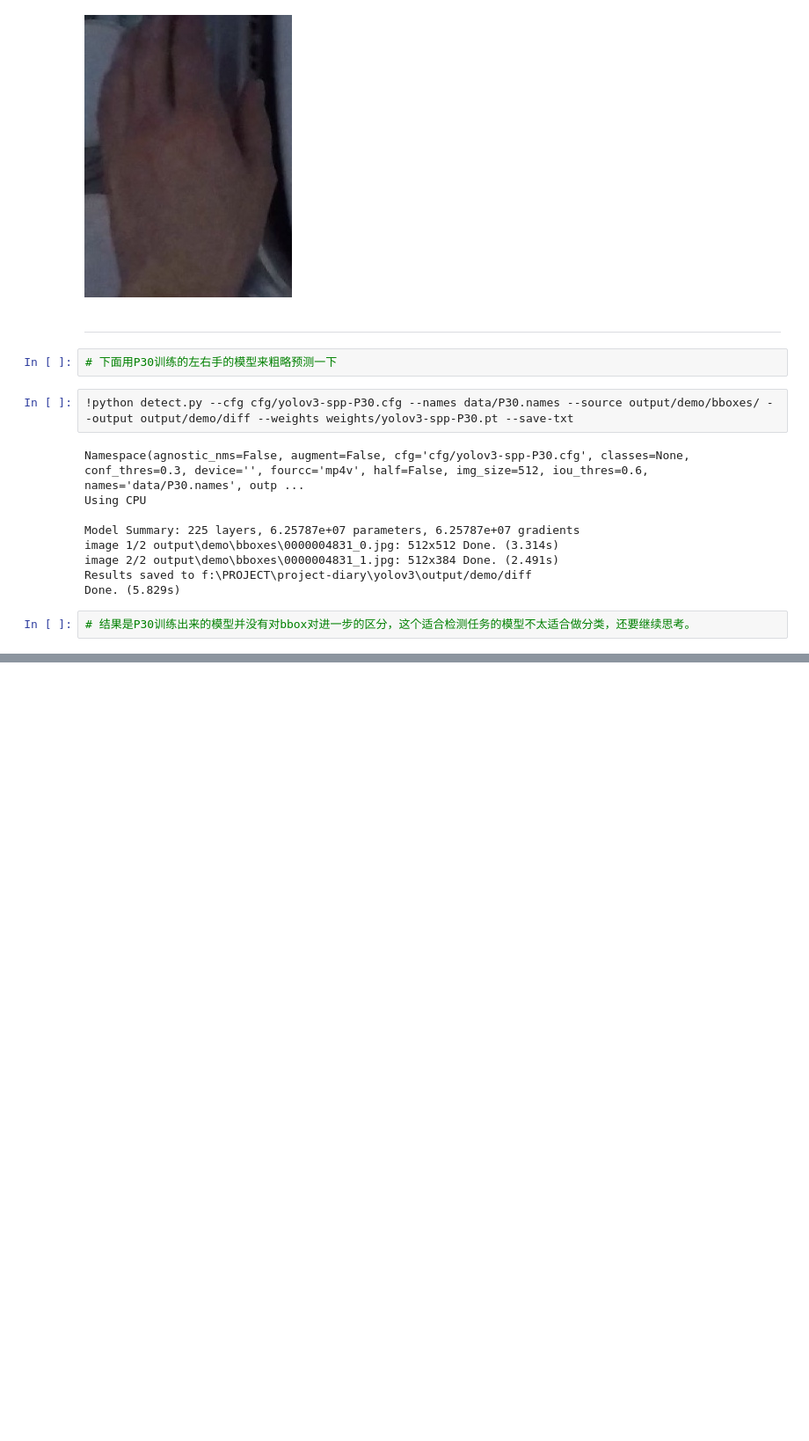
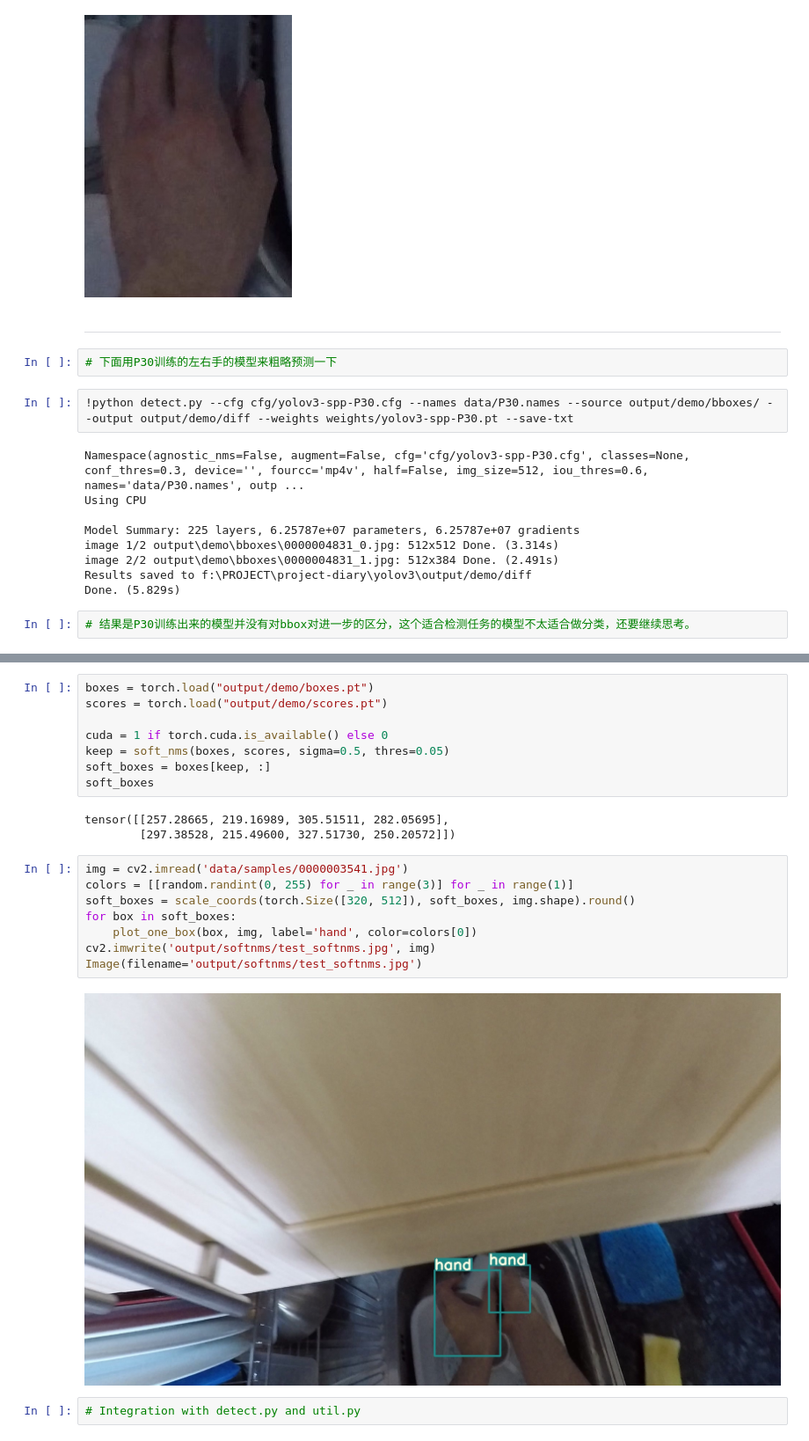
Before and after one commit to JinhangZhu/project-diary, a Jupyter notebook: generate-bbox-vector.ipynb, the cells around one changed output, grey strips where cells are left out. Shown at 88% size. Saved outputs shown, nothing was run; the diff lists cells and outputs as text; blank space fills up the shorter version.

```diff
--- a/generate-bbox-vector.ipynb
+++ b/generate-bbox-vector.ipynb
@@ -125,0 +270,23 @@ Done. (5.829s)
+# %%
+boxes = torch.load("output/demo/boxes.pt")
+scores = torch.load("output/demo/scores.pt")
+
+cuda = 1 if torch.cuda.is_available() else 0
+keep = soft_nms(boxes, scores, sigma=0.5, thres=0.05)
+soft_boxes = boxes[keep, :]
+soft_boxes
+# %% [output]
+tensor([[257.28665, 219.16989, 305.51511, 282.05695],
+        [297.38528, 215.49600, 327.51730, 250.20572]])
+# %%
+img = cv2.imread('data/samples/0000003541.jpg')
+colors = [[random.randint(0, 255) for _ in range(3)] for _ in range(1)]
+soft_boxes = scale_coords(torch.Size([320, 512]), soft_boxes, img.shape).round()
+for box in soft_boxes:
+    plot_one_box(box, img, label='hand', color=colors[0])
+cv2.imwrite('output/softnms/test_softnms.jpg', img)
+Image(filename='output/softnms/test_softnms.jpg')
+# %% [output]
+[figure, added]
+# %%
+# Integration with detect.py and util.py
```
Also changed, not shown: parts of 14 cells of this notebook, 3 other files.
